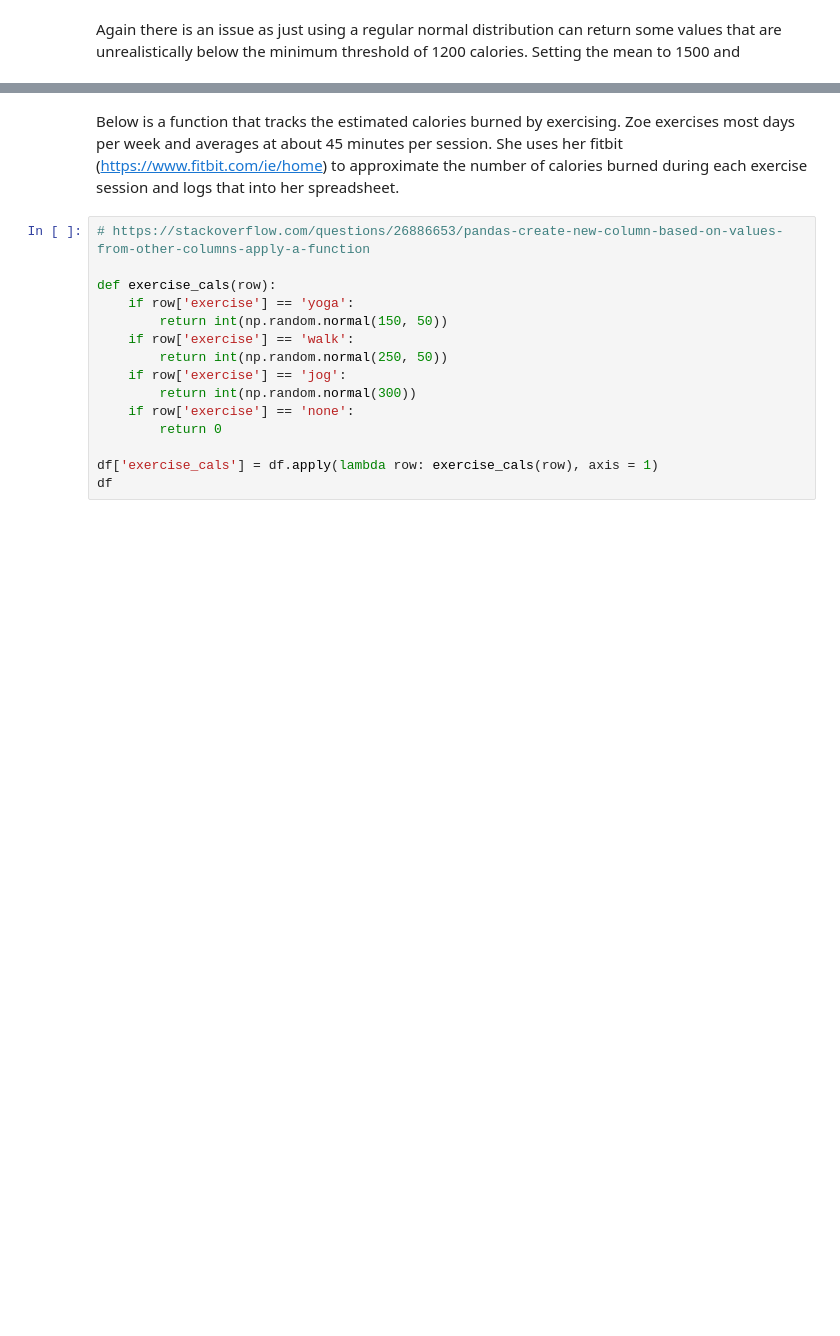
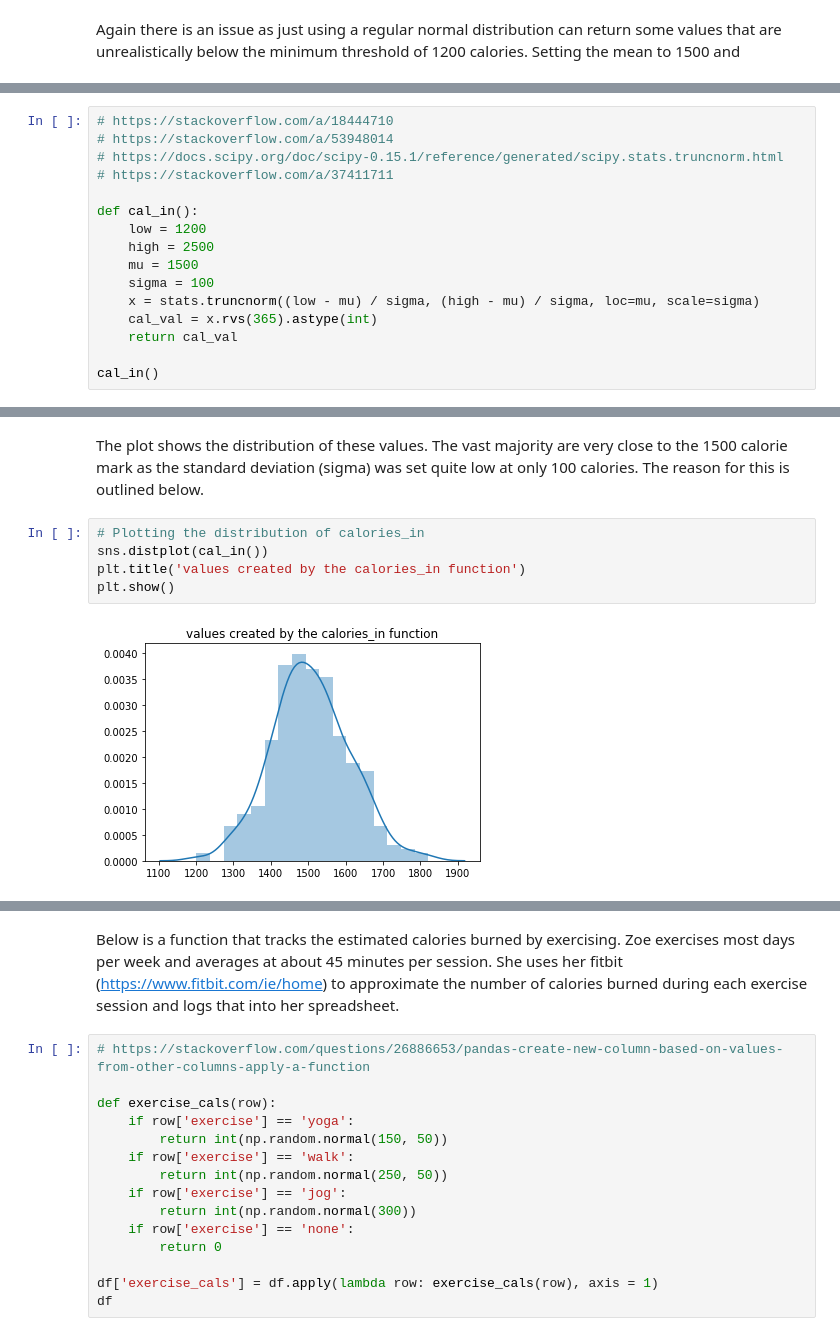
Before and after one commit to jennifer-ryan/data-set-simulation, a Jupyter notebook: Dataset Simulation.ipynb, the cells around one changed output, grey strips where cells are left out. Saved outputs shown, nothing was run; the diff lists cells and outputs as text; blank space fills up the shorter version.

```diff
--- a/Dataset Simulation.ipynb
+++ b/Dataset Simulation.ipynb
@@ -264,0 +231,16 @@ df
+# %%
+# https://stackoverflow.com/a/18444710
+# https://stackoverflow.com/a/53948014
+# https://docs.scipy.org/doc/scipy-0.15.1/reference/generated/scipy.stats.truncnorm.html
+# https://stackoverflow.com/a/37411711
+
+def cal_in():
+    low = 1200
+    high = 2500
+    mu = 1500
+    sigma = 100
+    x = stats.truncnorm((low - mu) / sigma, (high - mu) / sigma, loc=mu, scale=sigma)
+    cal_val = x.rvs(365).astype(int)
+    return cal_val
+
+cal_in()
@@ -264,0 +265,9 @@ df
+# %% [markdown]
+The plot shows the distribution of these values. The vast majority are very close to the 1500 calorie mark as the standard deviation (sigma) was set quite low at only 100 calories. The reason for this is outlined below.
+# %%
+# Plotting the distribution of calories_in
+sns.distplot(cal_in())
+plt.title('values created by the calories_in function')
+plt.show()
+# %% [output]
+[figure, added]
```
Also changed, not shown: parts of 23 cells of this notebook.
